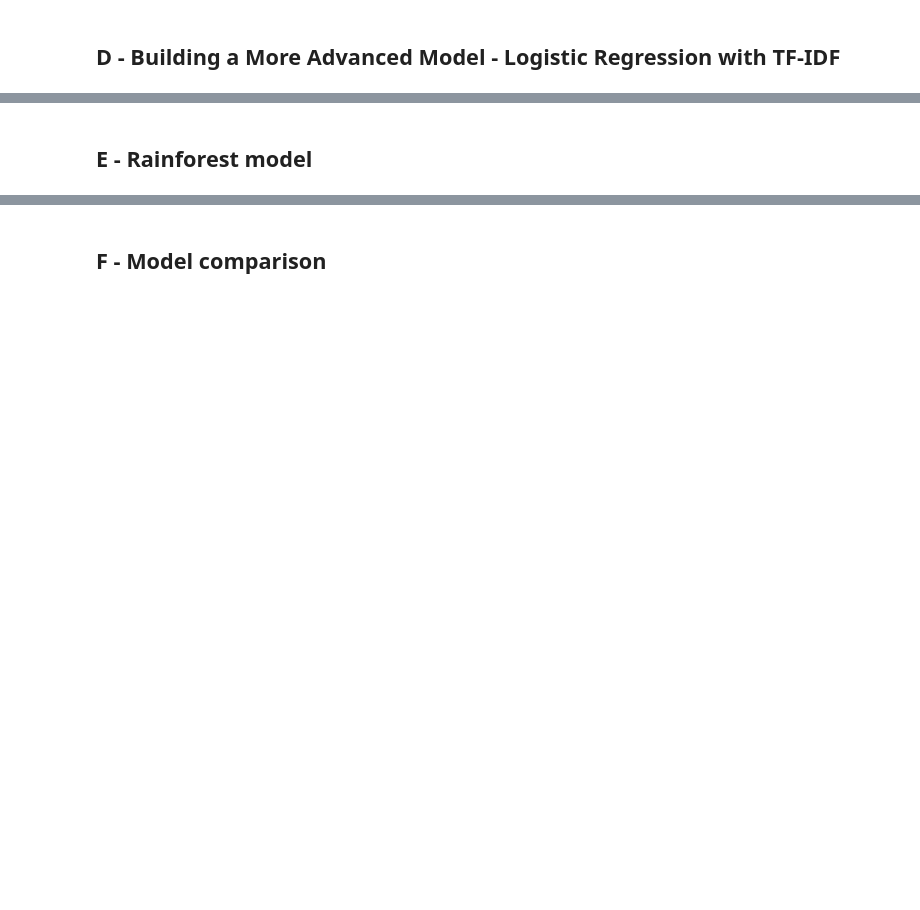
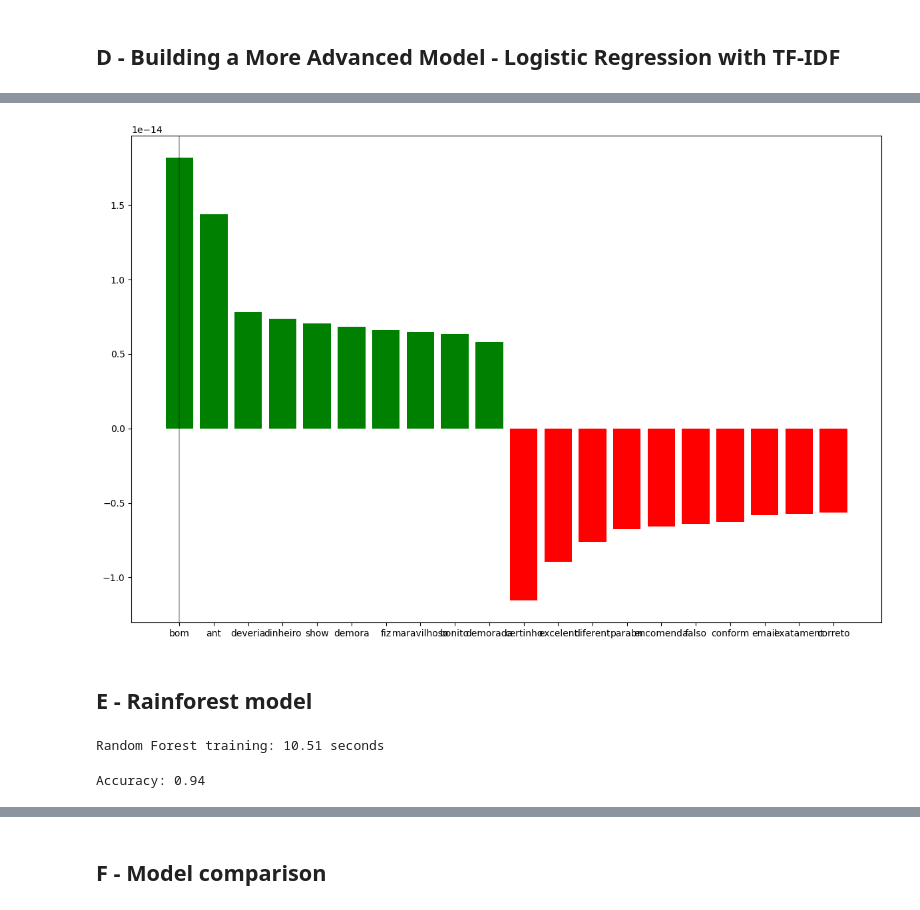
Before and after one commit to Jaddevvv/Head-of-Data-101-course, a Jupyter notebook: notebooks/albert-datascience.ipynb, the cells around one changed output, grey strips where cells are left out. Saved outputs shown, nothing was run; the diff lists cells and outputs as text; code cells hidden in the pictures; blank space fills up the shorter version.

```diff
--- a/notebooks/albert-datascience.ipynb
+++ b/notebooks/albert-datascience.ipynb
@@ -413,19 +569,21 @@ print(negative_features[['feature', 'importance']])
 # %%
 # Visualize top features
 plt.figure(figsize=(12, 8))
 
 top_features = pd.concat([positive_features.head(15), negative_features.head(15)])
 
 colors = ['green' if x > 0 else 'red' for x in top_features['importance']]
 
-'your code'
-
+plt.bar(top_features['feature'], top_features['importance'], color=colors)
 plt.axvline(x=0, color='black', linestyle='-', alpha=0.3)
 plt.tight_layout()
 plt.show();
+# %% [output]
+[figure, added]
 # %% [markdown]
 ## E - Rainforest model
 # %%
+import time
 # Start a timer to understand how long the model will last
 start_time = time.time()
 
@@ -439,18 +597,23 @@ rf_classifier = RandomForestClassifier(
 )
 
 # Use the model on the X_train TF-IDF data (same than the logistic regression)
-'your code'
+rf_classifier.fit(X_train_tfidf, y_train)
 
 # Predictions on the train set
-'your code'
+y_pred = rf_classifier.predict(X_train_tfidf)
 
 # Compute execution time
 training_time = time.time() - start_time
 print(f"Random Forest training: {training_time:.2f} seconds")
+# %% [output]
+Random Forest training: 10.51 seconds
 # %%
 # Evaluate the model
 
-'your code'
+accuracy_rf = accuracy_score(y_train, y_pred)
+print(f"Accuracy: {accuracy_rf:.2f}")
+# %% [output]
+Accuracy: 0.94
 # %%
 # Display the classification report
 
```
Also changed, not shown: parts of 30 cells of this notebook, 3 other files.
